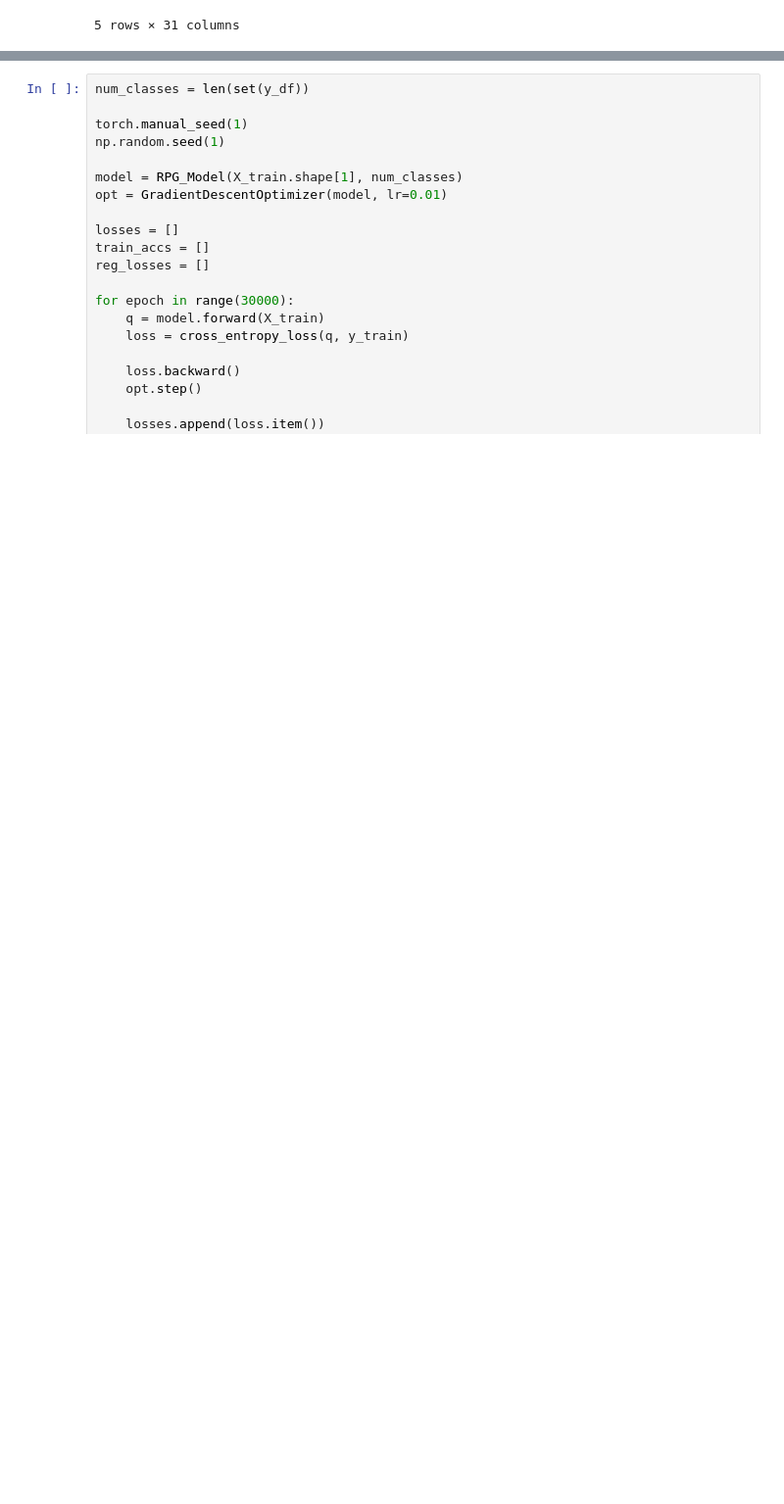
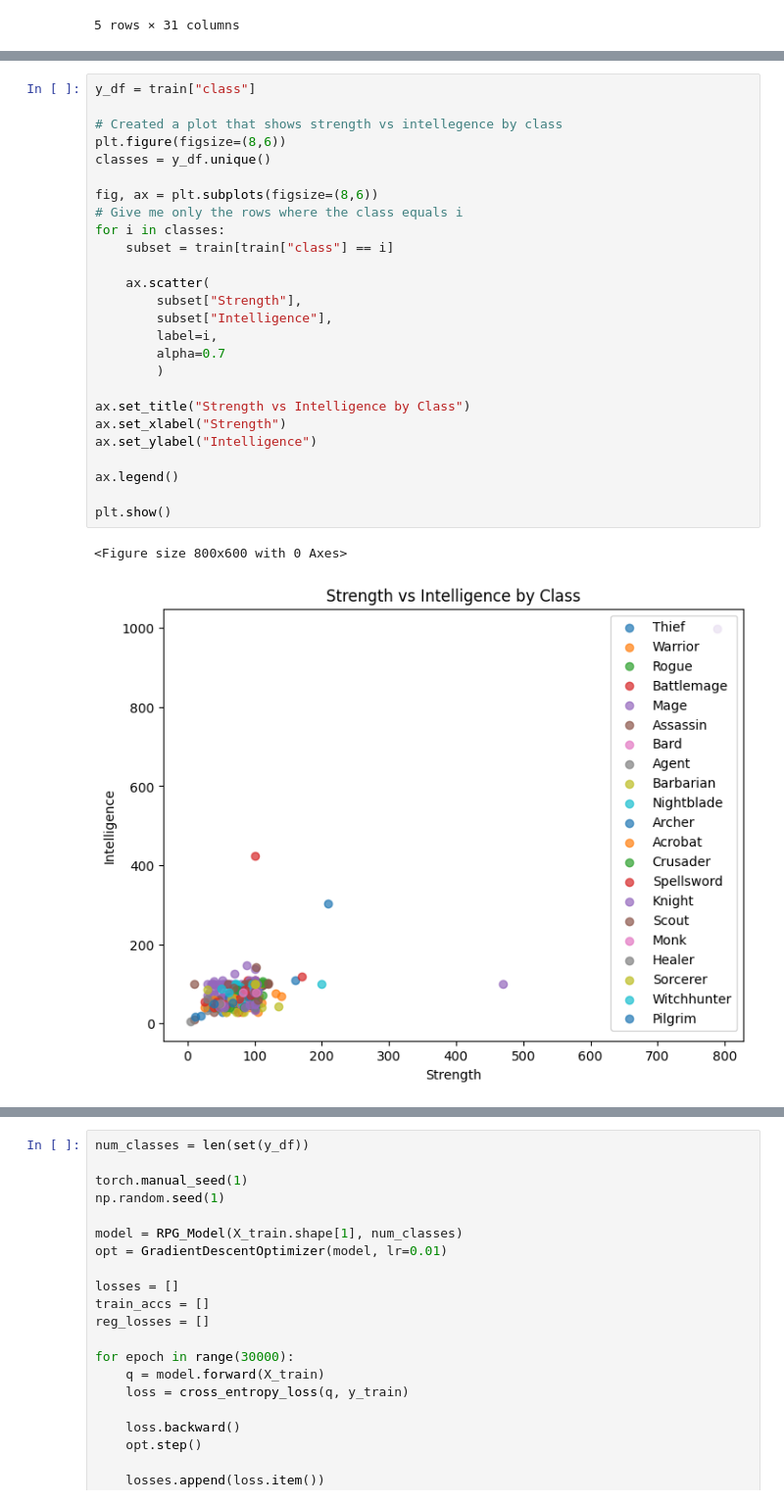
Before and after one commit to Roshrol/Rpg-Class, a Jupyter notebook: report.ipynb, the cells around one changed output, grey strips where cells are left out. Shown at 98% size. Drawn from its saved outputs; the diff is of its cells as text; blank space fills up the shorter version.

```diff
--- a/report.ipynb
+++ b/report.ipynb
@@ -83,3 +91,32 @@ Number of columns: 31
+# %%
+y_df = train["class"]
+
+# Created a plot that shows strength vs intellegence by class
+plt.figure(figsize=(8,6))
+classes = y_df.unique()
+
+fig, ax = plt.subplots(figsize=(8,6))
+# Give me only the rows where the class equals i
+for i in classes:
+    subset = train[train["class"] == i]
+
+    ax.scatter(
+        subset["Strength"],
+        subset["Intelligence"],
+        label=i,
+        alpha=0.7
+        )
+
+ax.set_title("Strength vs Intelligence by Class")
+ax.set_xlabel("Strength")
+ax.set_ylabel("Intelligence")
+
+ax.legend()
+
+plt.show()
+# %% [output]
+<Figure size 800x600 with 0 Axes>
+[figure, added]
 # %% [markdown]
 ## Approach
 
```
Also changed, not shown: parts of 10 cells of this notebook.
